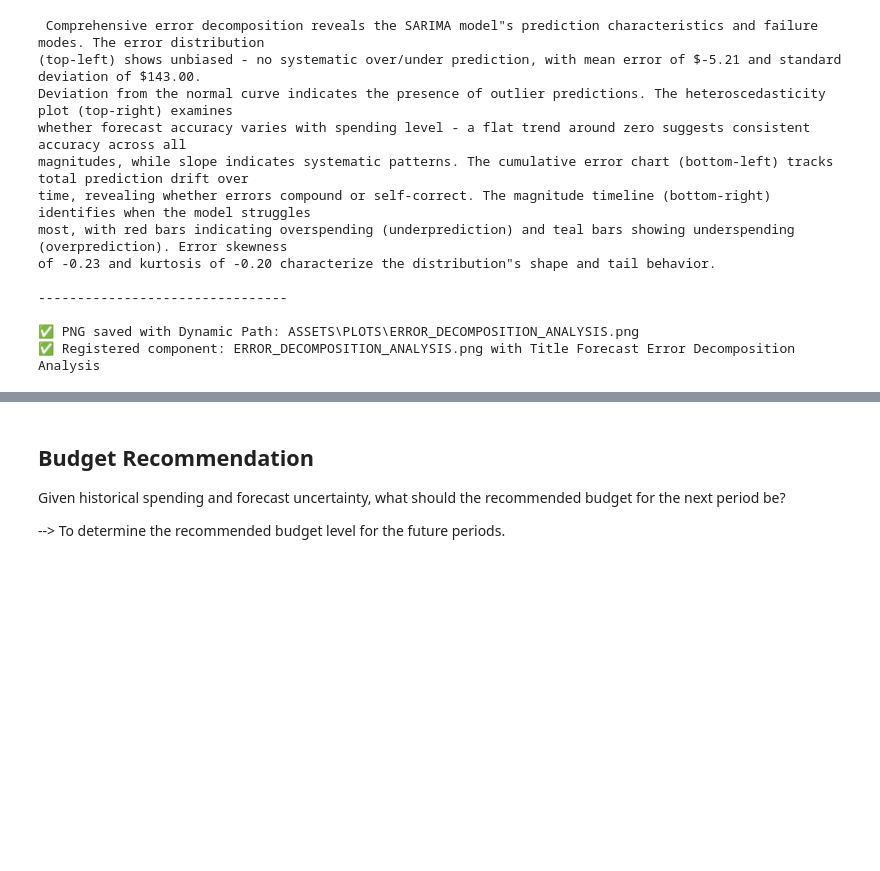
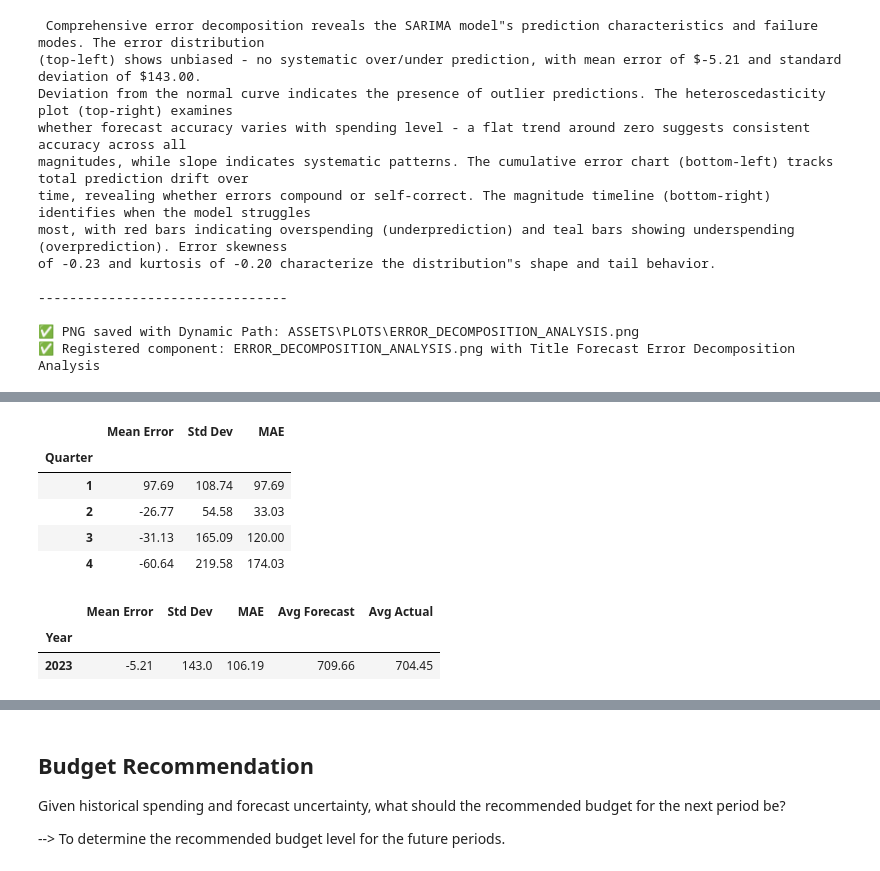
Before and after one commit to fawiyogo001/Paktolos, a Jupyter notebook: NOTEBOOKS/CASH_FLOW_DATA_ANALYSIS.ipynb, the cells around one changed output, grey strips where cells are left out. Drawn from its saved outputs; the diff is of its cells as text; code cells hidden in the pictures; blank space fills up the shorter version.

```diff
--- a/NOTEBOOKS/CASH_FLOW_DATA_ANALYSIS.ipynb
+++ b/NOTEBOOKS/CASH_FLOW_DATA_ANALYSIS.ipynb
@@ -6217,0 +6282,31 @@ of -0.23 and kurtosis of -0.20 characterize the distribution"s shape and tail be
+# %%
+# Calculate by quarter
+QUARTERLY_ERROR_STATS = ERROR_ANALYSIS.groupby("Quarter").agg({
+    "Error": ["mean", "std"],
+    "Abs Error": "mean"
+}).round(2)
+
+QUARTERLY_ERROR_STATS.columns = ["Mean Error", "Std Dev", "MAE"]
+QUARTERLY_ERROR_STATS
+# %% [output]
+|  | Mean Error | Std Dev | MAE |
+| Quarter |  |  |  |
+| 1 | 97.69 | 108.74 | 97.69 |
+| 2 | -26.77 | 54.58 | 33.03 |
+| 3 | -31.13 | 165.09 | 120.00 |
+| 4 | -60.64 | 219.58 | 174.03 |
+# %%
+# Calculate by year
+YEARLY_ERROR_STATS = ERROR_ANALYSIS.groupby("Year").agg({
+    "Error": ["mean", "std"],
+    "Abs Error": "mean",
+    "Forecast": "mean",
+    "Actual": "mean"
+}).round(2)
+
+YEARLY_ERROR_STATS.columns = ["Mean Error", "Std Dev", "MAE", "Avg Forecast", "Avg Actual"]
+YEARLY_ERROR_STATS
+# %% [output]
+|  | Mean Error | Std Dev | MAE | Avg Forecast | Avg Actual |
+| Year |  |  |  |  |  |
+| 2023 | -5.21 | 143.0 | 106.19 | 709.66 | 704.45 |
```
Also changed, not shown: parts of 7 cells of this notebook, 5 other files.
